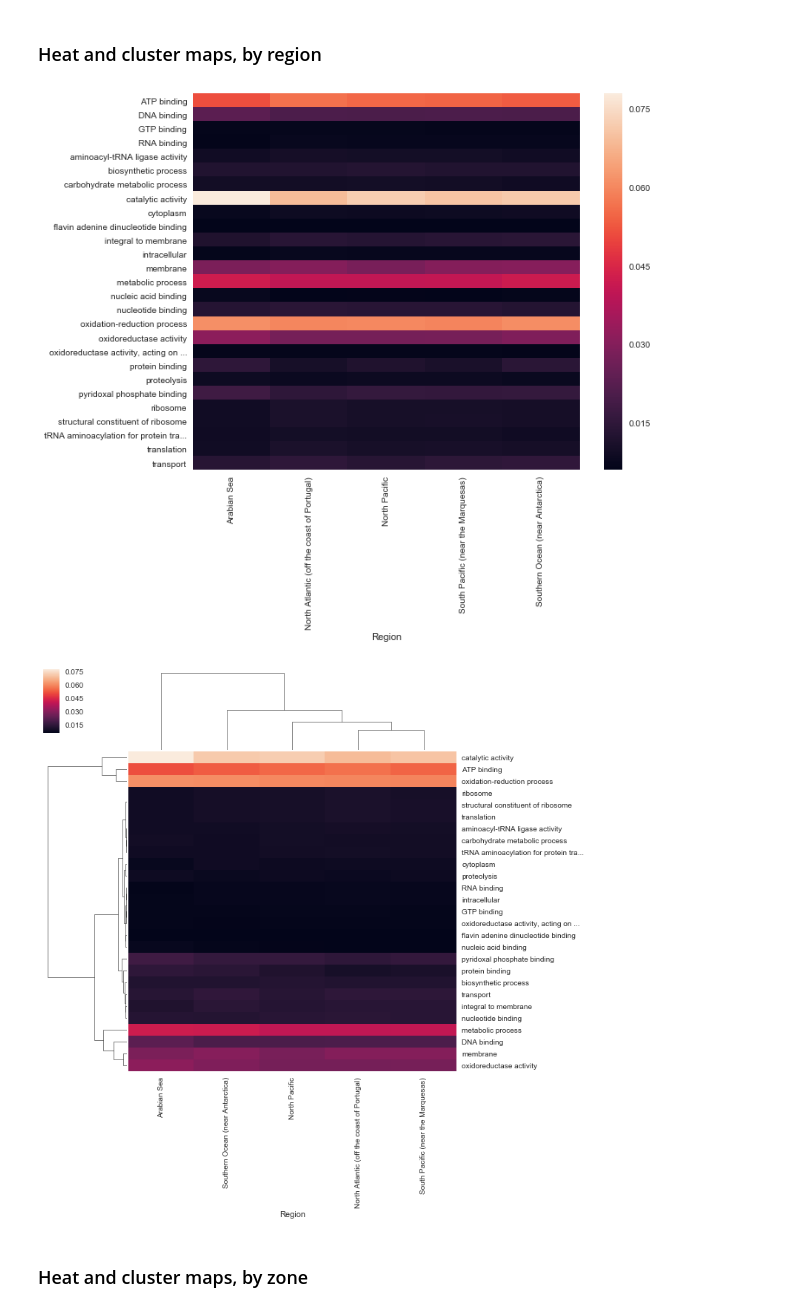
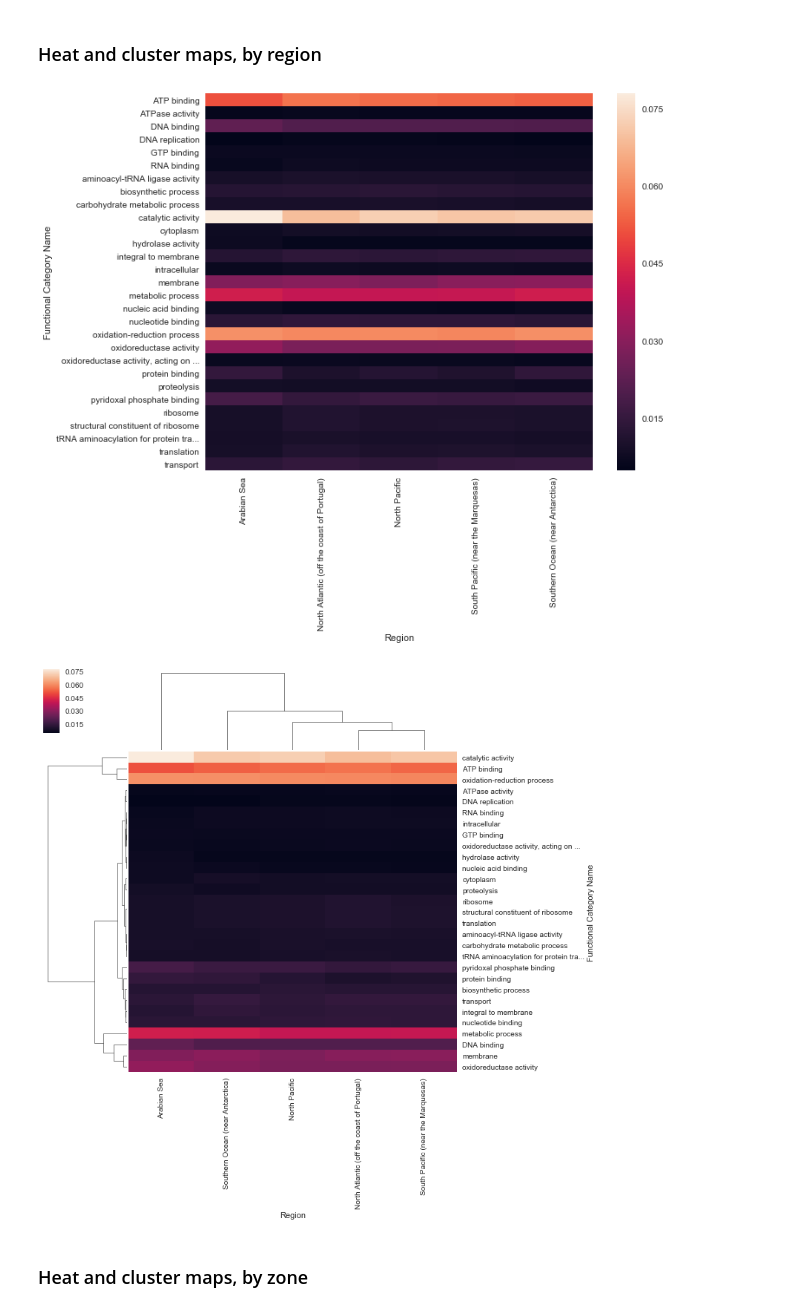
Before and after one commit to dustinmichels/biol338-final-project, a Jupyter notebook: analysis/scripts/Data Analysis_03 (Current).ipynb, the cells around one changed output. Drawn from its saved outputs; the diff is of its cells as text; code cells hidden in the pictures.

```diff
--- a/analysis/scripts/Data Analysis_03 (Current).ipynb
+++ b/analysis/scripts/Data Analysis_03 (Current).ipynb
@@ -145,29 +158,31 @@ display('Full DataFrame (head & tail):', full_df.head(), full_df.tail())
 # %%
-# Only use the first 30 items
-df = full_df.groupby('run_id').head(n=30)
-df = df.copy(deep=True)
-
 # Truncate function names at 35 characters
 df.name = df.name.apply(
     lambda x: (x[:35] + '...') if len(x) > 38 else x)
 # %%
-# rearrange relevent data
-data_all = df.pivot(index='name', columns='run_id', values='read_percent')
+## Rearranage data so it's ready for heat map visualization
+
+# data_all: Rearrange/clean data for all samples
+data_all = df.pivot(
+    index='name', columns='run_id',
+    values='read_percent')
 data_all.columns.name = 'Run ID'
 data_all.index.name = "Functional Category Name"
 
-# Rearrange data; taking mean of regions
-data_region = df.pivot_table(index='name', columns='region', aggfunc={'read_percent':'mean'})
+# data_region: Rearrange/clean data, taking mean of regions
+data_region = df.pivot_table(
+    index='name', columns='region',
+    aggfunc={'read_percent':'mean'})
 data_region.columns = data_region.columns.droplevel(0)
 data_region.columns.name = 'Region'
 data_region.index.name = "Functional Category Name"
-data_region.index.name = None
 
-# Rearrange data; taking mean of zones
-data_zone = df.pivot_table(index='name', columns='zone', aggfunc={'read_percent':'mean'})
+# data_zone: Rearrange/clean data, taking mean of zones
+data_zone = df.pivot_table(
+    index='name', columns='zone',
+    aggfunc={'read_percent':'mean'})
 data_zone.columns = data_zone.columns.droplevel(0)
 data_zone.columns.name = 'Zone'
 data_zone.index.name = "Functional Category Name"
-data_zone.index.name = None
 # %%
 # Show what data looks like now
@@ -218,20 +236,21 @@ ax.savefig(f'{img_path}cluster/cluster_all', dpi=300)
 # %% [markdown]
 ### Heat and cluster maps, by region
 # %%
-# Drop missing values
-data_region_drop = data_region.dropna()
-
 # Make heatmap
 fig, ax = plt.subplots(figsize=(10,8))
-sns.heatmap(ax=ax, data=data_region_drop)
-fig.savefig(f'{img_path}heat/heat_region.png', bbox_inches='tight', dpi=300)
+sns.heatmap(ax=ax, data=data_region)
+fig.savefig(
+    f'{img_path}heat/heat_region.png',
+    bbox_inches='tight', dpi=300)
 
 # Make clustermap
-ax = sns.clustermap(data=data_region_drop)
-ax.savefig(f'{img_path}cluster/cluster_region', dpi=300)
+ax = sns.clustermap(data=data_region)
+ax.savefig(
+    f'{img_path}cluster/cluster_region',
+    dpi=300)
 # %% [output]
-[figure, old version]
+[figure, new version]
-[figure, old version]
+[figure, new version]
 # %% [markdown]
 ### Heat and cluster maps, by zone
 # %%
```
Also changed, not shown: parts of 9 cells of this notebook, 27 other files.
